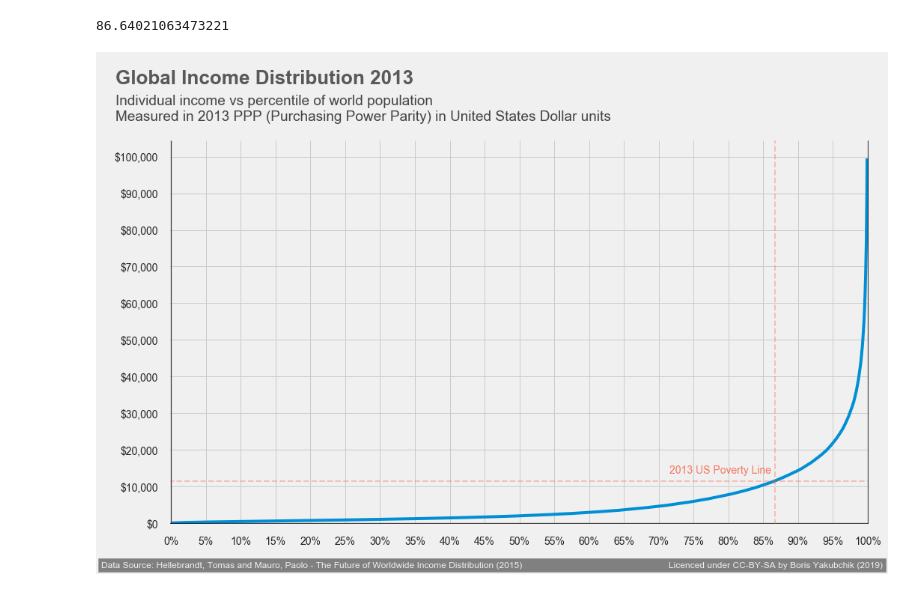
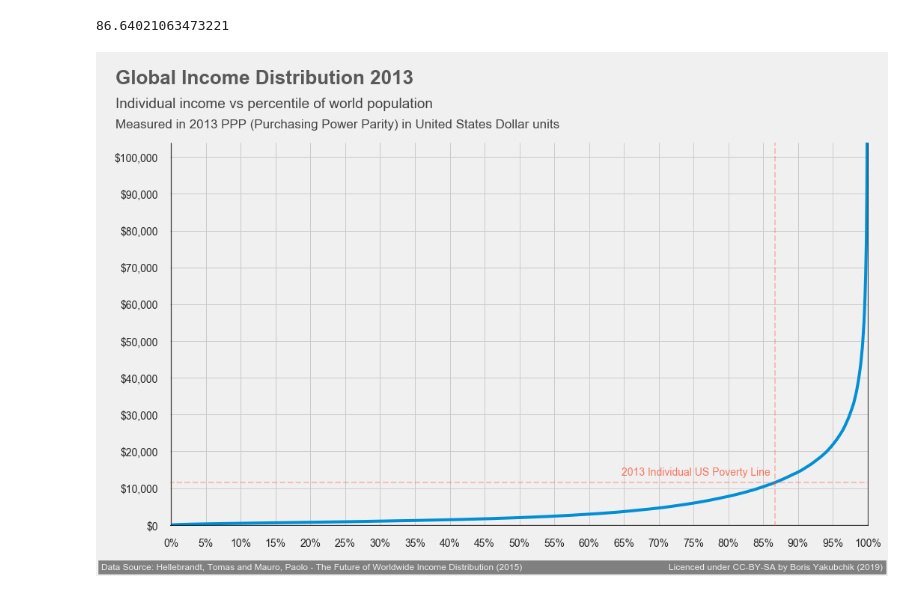
Before and after one commit to whyboris/Global-Income-Distribution, a Jupyter notebook: global_income_distribution.ipynb, the cells around one changed output. Cells and saved outputs as stored; diff of their text form; code cells hidden in the pictures.

Commit message:
better text spacing

```diff
--- a/global_income_distribution.ipynb
+++ b/global_income_distribution.ipynb
@@ -270,0 +280,4 @@ style.use('fivethirtyeight')
+# %%
+last_row = {"midpoint": 105000, "c2013": 99.9}
+
+all_data = all_data.append(last_row, ignore_index=True)
@@ -308,9 +328,15 @@ chart.axes[0][0].text(
 
 chart.axes[0][0].text(
   x = -8,
-  y = 110000,
-  s = 'Individual income vs percentile of world population \nMeasured in 2013 PPP (Purchasing Power Parity) in United States Dollar units',
-              fontsize = 19, alpha = .85)
+  y = 113500,
+  s = 'Individual income vs percentile of world population',
+  fontsize = 19, alpha = .85)
+
+chart.axes[0][0].text(
+  x = -8,
+  y = 108000,
+  s = 'Measured in 2013 PPP (Purchasing Power Parity) in United States Dollar units',
+  fontsize = 17, alpha = .85)
 
 ticks_x = chart.axes[0][0].get_xticks()
 xlabels = ['{:,.0f}'.format(x) + '%' for x in ticks_x]
@@ -325,42 +351,40 @@ chart.axes[0][0].axhline(y = 0,     color = 'black', linewidth = 1.3, alpha = .7
 chart.axes[0][0].axvline(x = 0,     color = 'black', linewidth = 1.3, alpha = .7)   # vertical line on left
 chart.axes[0][0].axvline(x = 100,   color = 'black', linewidth = 1.3, alpha = .7)   # vertical line on right
 
-
-
 # poverty threshold 2013 - horizontal
 chart.axes[0][0].axhline(y = 11490, linestyle='dashed', color='#fc4f30', linewidth = 2, alpha = .3)
 # poverty threshold 2013 - vertical
 chart.axes[0][0].axvline(x = 86.64, linestyle='dashed', color='#fc4f30', linewidth = 2, alpha = .3)
 
 chart.axes[0][0].text(
-  x = 71.5,
+  x = 64.6,
   y = 13600,
-  s = "2013 US Poverty Line",
+  s = "2013 Individual US Poverty Line",
   color = '#fc4f30',
   fontsize = 14,
 #   weight = 'bold',
   alpha = .75)
 
 
 chart.axes[0][0].tick_params(labelsize=14)
 
-chart.axes[0][0].set_ylim(-400,)
+chart.axes[0][0].set_ylim(-400,104000)
 chart.axes[0][0].set_xlim(-0.3, 100.1)
 
 # SIGNATURE BAR
 chart.axes[0][0].text(
     x = -10,
     y = -12000,
     s = 'Data Source: Hellebrandt, Tomas and Mauro, Paolo - The Future of Worldwide Income Distribution (2015)                                                          Licenced under CC-BY-SA by Boris Yakubchik (2019)',
     fontsize = 12,
     color = '#f0f0f0',
     backgroundcolor = 'grey')
 
 chart.axes[0][0].tick_params(axis='x', which='major', pad=15)
 chart.axes[0][0].tick_params(axis='y', which='major', pad=15)
 
 # move the chart around if you'd like
 # x1,x2,y1,y2 = chart.axes[0][0].axis()
 # chart.axes[0][0].axis((x1,x2,y1 + 10000 ,y2 + 10000))
 # %% [output]
-[figure, old version]
+[figure, new version]
```
Also changed, not shown: parts of 3 cells of this notebook.
